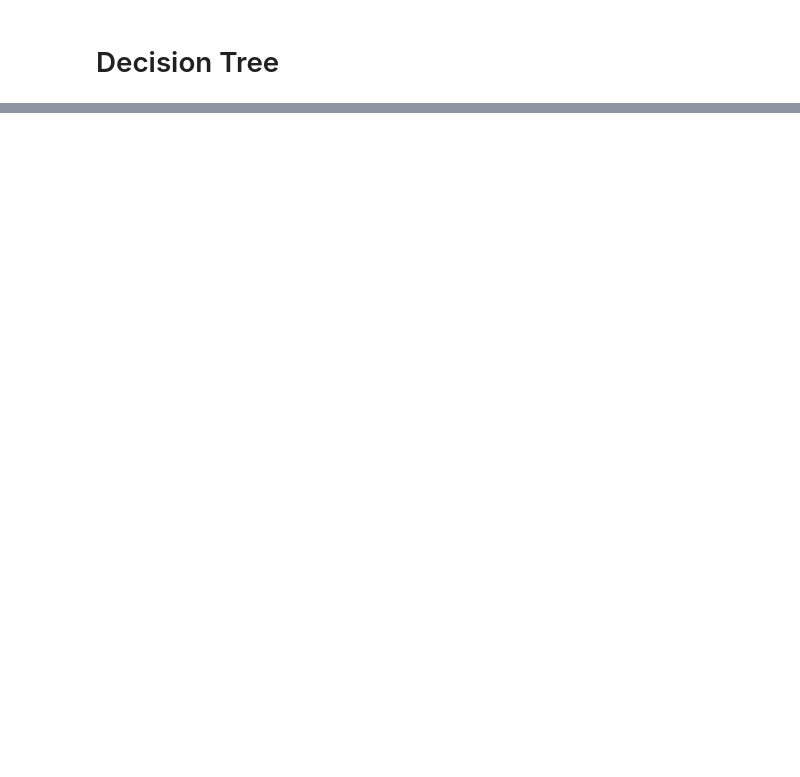
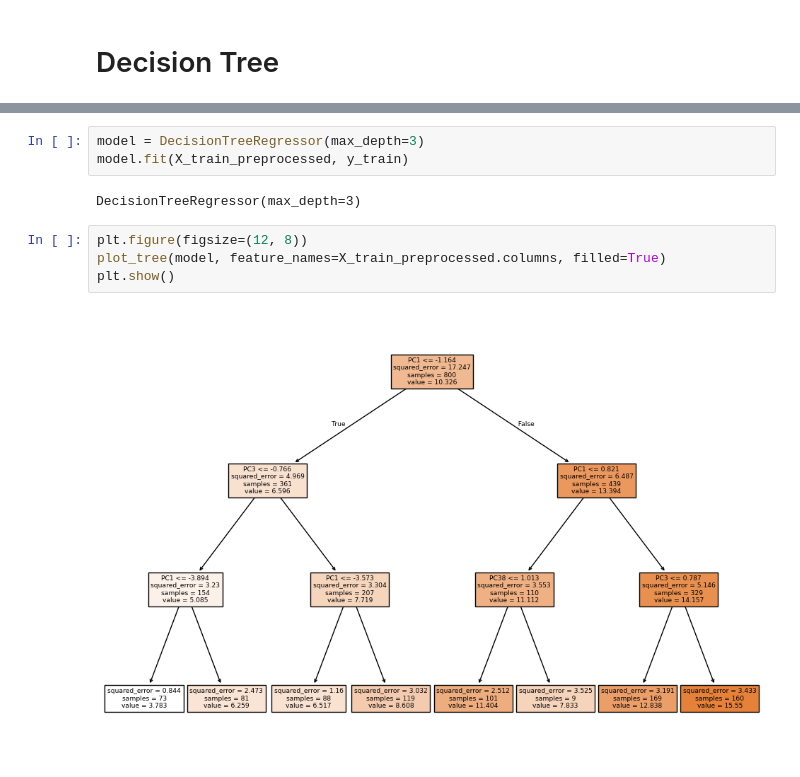
Before and after one commit to DSP557-ResearchCapstoneURI/CapstoneProject, a Jupyter notebook: Capstone.ipynb, the cells around one changed output, grey strips where cells are left out. Saved outputs shown, nothing was run; the diff lists cells and outputs as text; blank space fills up the shorter version.

```diff
--- a/Capstone.ipynb
+++ b/Capstone.ipynb
@@ -502,0 +734,11 @@ Test score: 0.9303584332628488
+# %%
+model = DecisionTreeRegressor(max_depth=3)
+model.fit(X_train_preprocessed, y_train)
+# %% [output]
+DecisionTreeRegressor(max_depth=3)
+# %%
+plt.figure(figsize=(12, 8))
+plot_tree(model, feature_names=X_train_preprocessed.columns, filled=True)
+plt.show()
+# %% [output]
+[figure, added]
```
Also changed, not shown: parts of 29 cells of this notebook.
